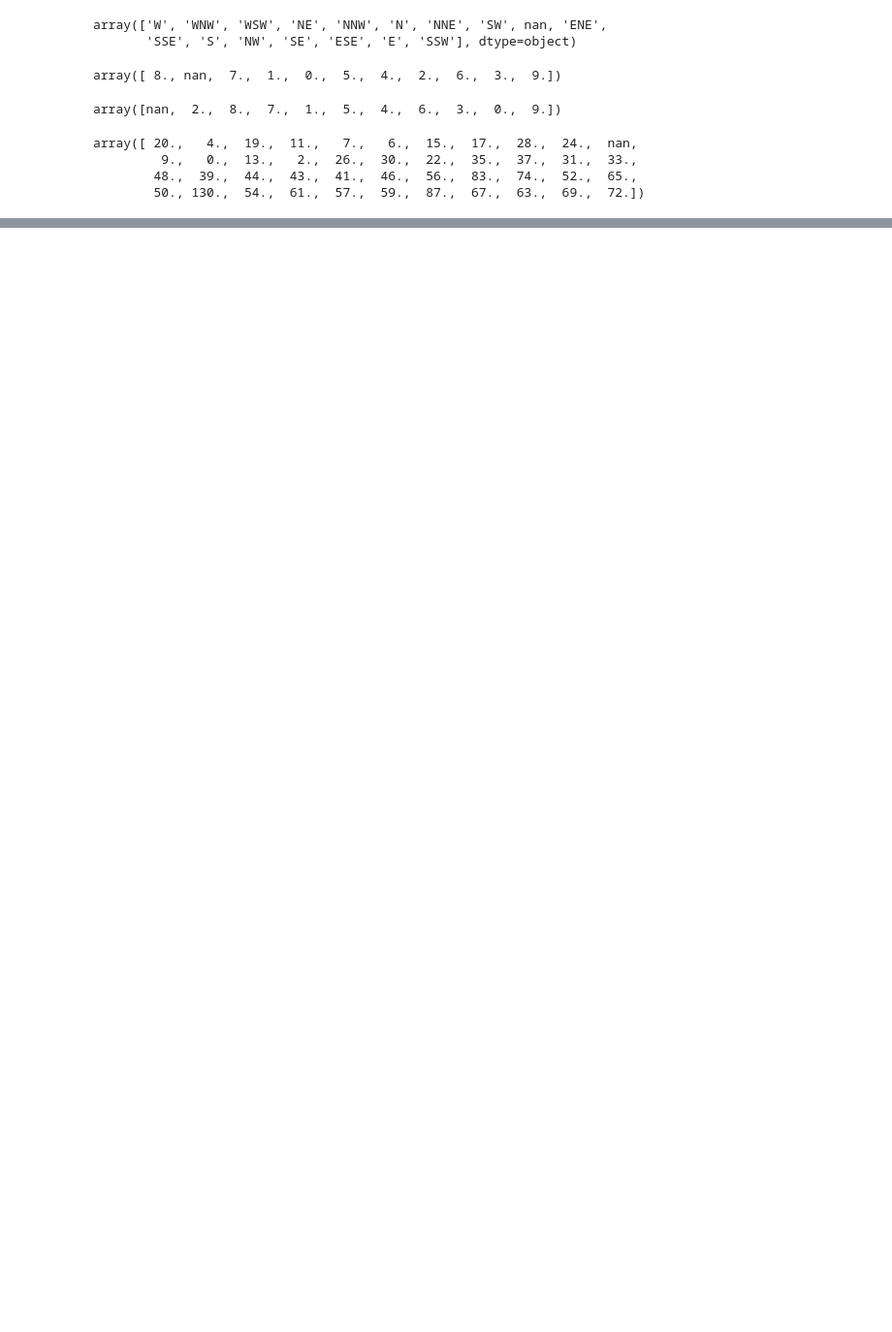
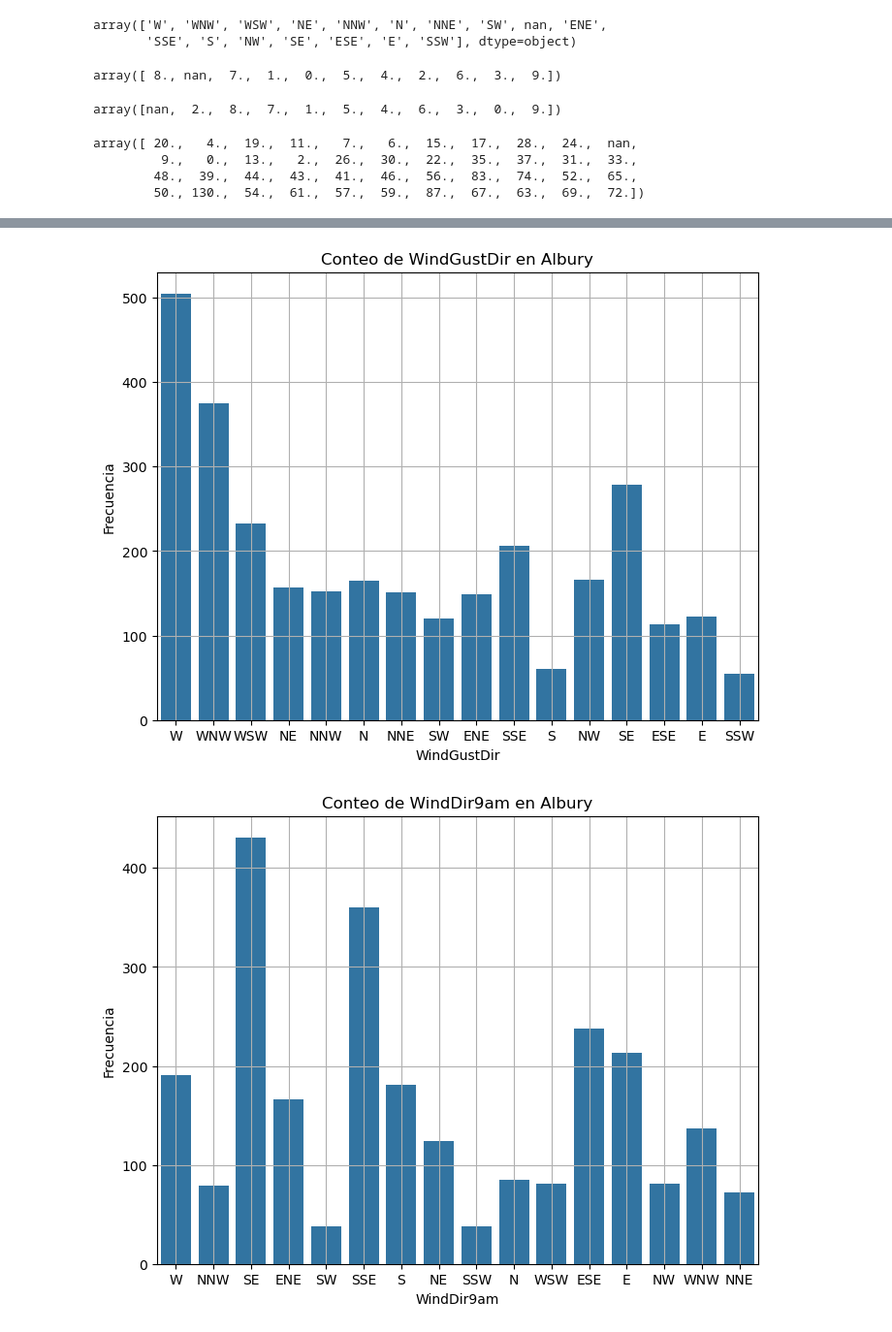
Before and after one commit to gx-ceia-tps/TP_AdD, a Jupyter notebook: TP_AdD.ipynb, the cells around one changed output, grey strips where cells are left out. Shown at 97% size. Saved outputs shown, nothing was run; the diff lists cells and outputs as text; code cells hidden in the pictures; blank space fills up the shorter version.

```diff
--- a/TP_AdD.ipynb
+++ b/TP_AdD.ipynb
@@ -378,0 +416,16 @@ array([ 20.,   4.,  19.,  11.,   7.,   6.,  15.,  17.,  28.,  24.,  nan,
+# %%
+for column in columns_to_plot_countplot:
+    plt.figure(figsize=(8, 6))
+
+    if column in dfs_by_location['Albury'].columns:
+        sns.countplot(x=dfs_by_location['Albury'][column].dropna())
+        plt.title(f'Conteo de {column} en Albury')
+        plt.xlabel(column)
+        plt.ylabel('Frecuencia')
+        plt.grid(True)
+        plt.show()
+    else:
+        print(f"La columna {column} no está presente en el DataFrame.")
+# %% [output]
+[figure, added]
+[figure, added]
```
Also changed, not shown: parts of 9 cells of this notebook.
